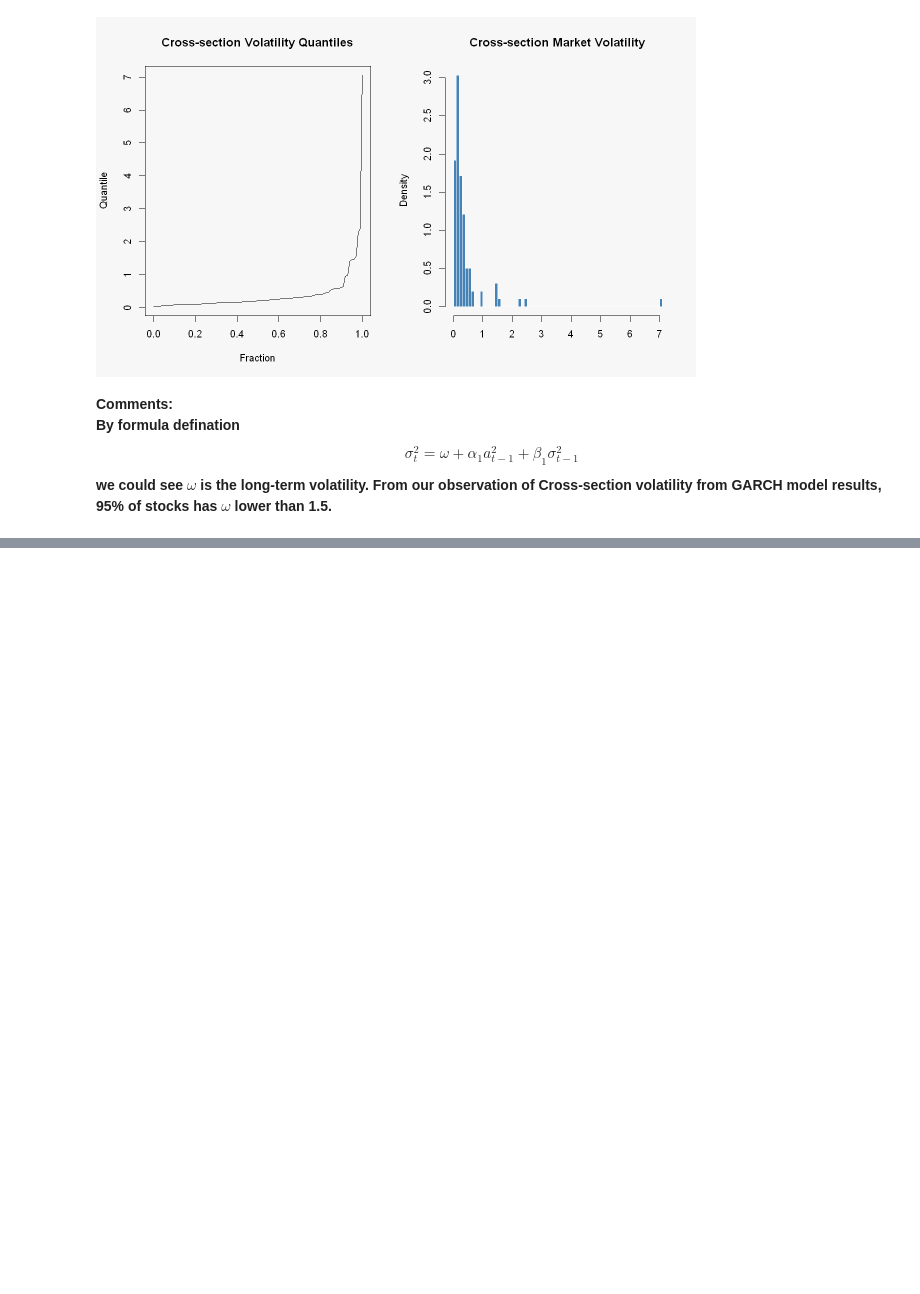
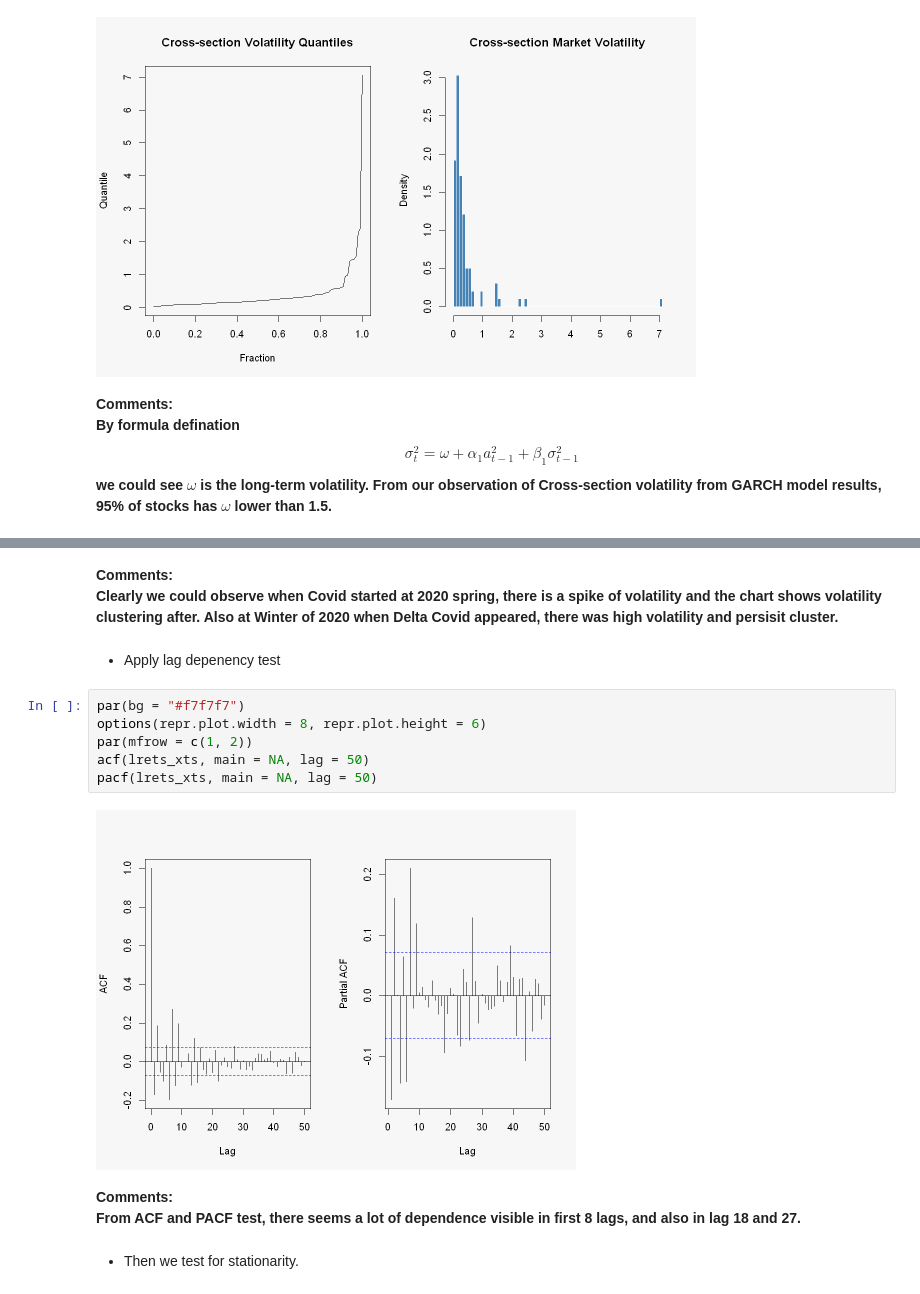
Before and after one commit to 51014941/JEM059-HW-Zhang-and-Qu, a Jupyter notebook: HW2.ipynb, the cells around one changed output, grey strips where cells are left out. Saved outputs shown, nothing was run; the diff lists cells and outputs as text; blank space fills up the shorter version.

```diff
--- a/HW2.ipynb
+++ b/HW2.ipynb
@@ -370,0 +485,18 @@ we could see $\omega$ is the long-term volatility. From our observation of Cross
+# %% [markdown]
+**Comments:
+Clearly we could observe when Covid started at 2020 spring, there is a spike of volatility and the chart shows volatility clustering after. Also at Winter of 2020 when Delta Covid appeared, there was high volatility and persisit cluster.**
+# %% [markdown]
+* Apply lag depenency test
+# %%
+par(bg = "#f7f7f7")
+options(repr.plot.width = 8, repr.plot.height = 6)
+par(mfrow = c(1, 2))
+acf(lrets_xts, main = NA, lag = 50)
+pacf(lrets_xts, main = NA, lag = 50)
+# %% [output]
+[figure, added]
+# %% [markdown]
+**Comments:
+From ACF and PACF test, there seems a lot of dependence visible in first 8 lags, and also in lag 18 and 27.**
+# %% [markdown]
+* Then we test for stationarity.
```
Also changed, not shown: parts of 35 cells of this notebook.
